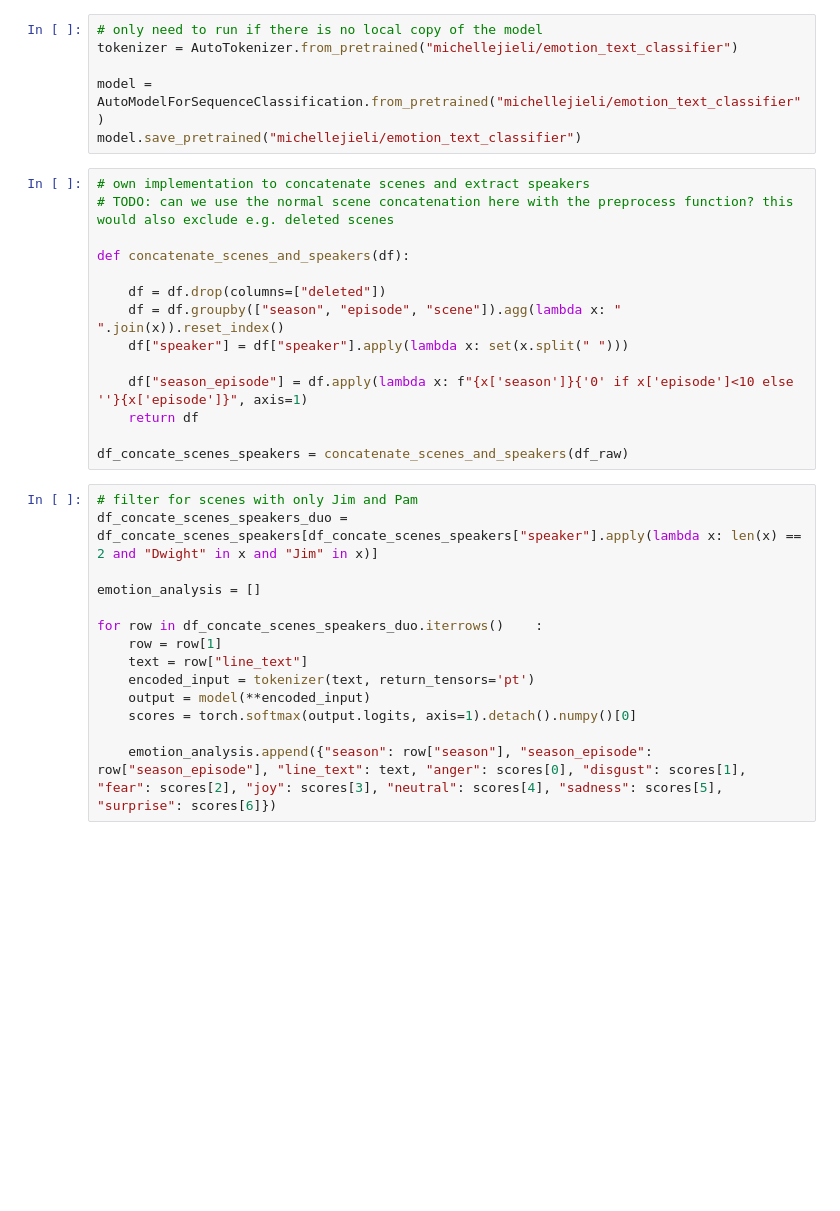
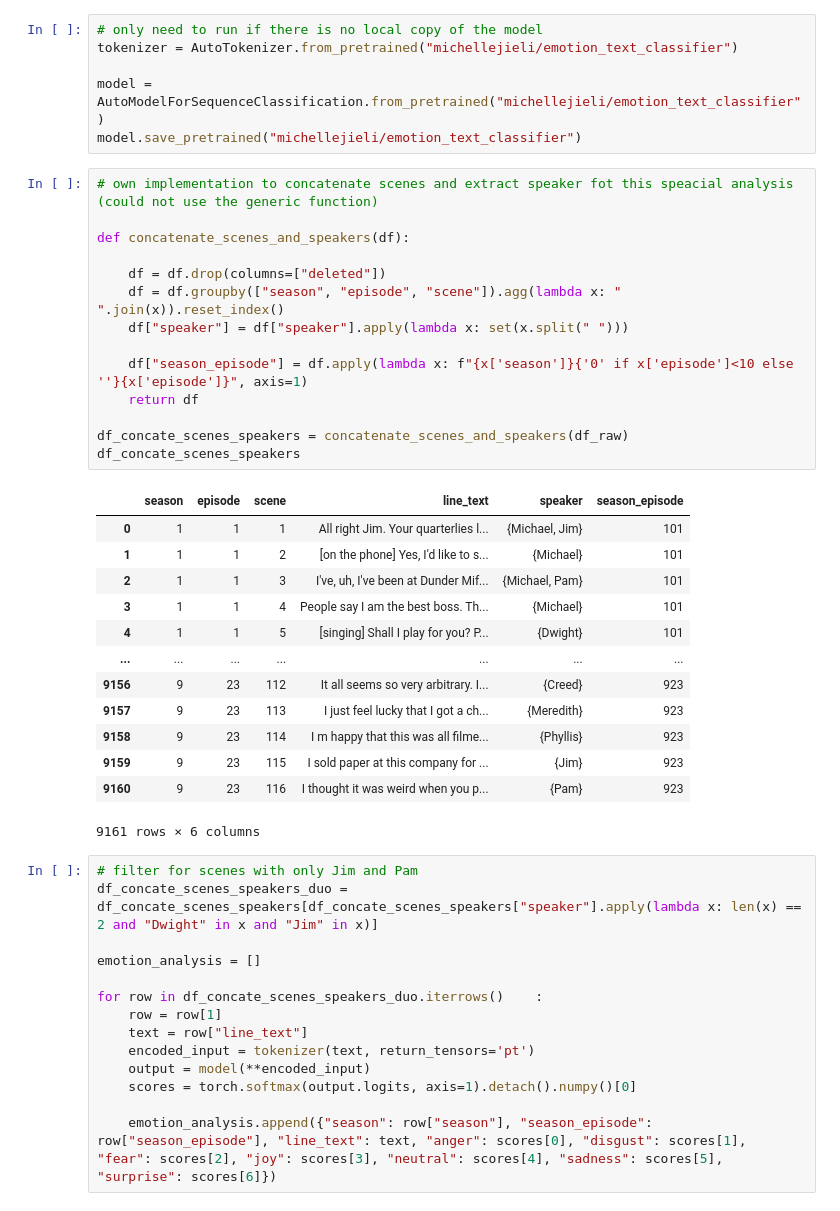
Before and after one commit to timo282/NLP-The-Office, a Jupyter notebook: notebooks/analysis_nlp.ipynb, the cells around one changed output. Cells and saved outputs as stored; diff of their text form; blank space fills up the shorter version.

```diff
--- a/notebooks/analysis_nlp.ipynb
+++ b/notebooks/analysis_nlp.ipynb
@@ -427,19 +452,33 @@ tokenizer = AutoTokenizer.from_pretrained("michellejieli/emotion_text_classifier
 model = AutoModelForSequenceClassification.from_pretrained("michellejieli/emotion_text_classifier")
 model.save_pretrained("michellejieli/emotion_text_classifier")
 # %%
-# own implementation to concatenate scenes and extract speakers
-# TODO: can we use the normal scene concatenation here with the preprocess function? this would also exclude e.g. deleted scenes
+# own implementation to concatenate scenes and extract speaker fot this speacial analysis (could not use the generic function)
 
 def concatenate_scenes_and_speakers(df):
 
     df = df.drop(columns=["deleted"])
     df = df.groupby(["season", "episode", "scene"]).agg(lambda x: " ".join(x)).reset_index()
     df["speaker"] = df["speaker"].apply(lambda x: set(x.split(" ")))
 
     df["season_episode"] = df.apply(lambda x: f"{x['season']}{'0' if x['episode']<10 else ''}{x['episode']}", axis=1)
     return df
 
 df_concate_scenes_speakers = concatenate_scenes_and_speakers(df_raw)
+df_concate_scenes_speakers
+# %% [output]
+|  | season | episode | scene | line_text | speaker | season_episode |
+| 0 | 1 | 1 | 1 | All right Jim. Your quarterlies l... | {Michael, Jim} | 101 |
+| 1 | 1 | 1 | 2 | [on the phone] Yes, I'd like to s... | {Michael} | 101 |
+| 2 | 1 | 1 | 3 | I've, uh, I've been at Dunder Mif... | {Michael, Pam} | 101 |
+| 3 | 1 | 1 | 4 | People say I am the best boss. Th... | {Michael} | 101 |
+| 4 | 1 | 1 | 5 | [singing] Shall I play for you? P... | {Dwight} | 101 |
+| ... | ... | ... | ... | ... | ... | ... |
+| 9156 | 9 | 23 | 112 | It all seems so very arbitrary. I... | {Creed} | 923 |
+| 9157 | 9 | 23 | 113 | I just feel lucky that I got a ch... | {Meredith} | 923 |
+| 9158 | 9 | 23 | 114 | I m happy that this was all filme... | {Phyllis} | 923 |
+| 9159 | 9 | 23 | 115 | I sold paper at this company for ... | {Jim} | 923 |
+| 9160 | 9 | 23 | 116 | I thought it was weird when you p... | {Pam} | 923 |
+9161 rows × 6 columns
 # %%
 # filter for scenes with only Jim and Pam
 df_concate_scenes_speakers_duo = df_concate_scenes_speakers[df_concate_scenes_speakers["speaker"].apply(lambda x: len(x) == 2 and "Dwight" in x and "Jim" in x)]
```
Also changed, not shown: parts of 15 cells of this notebook.
